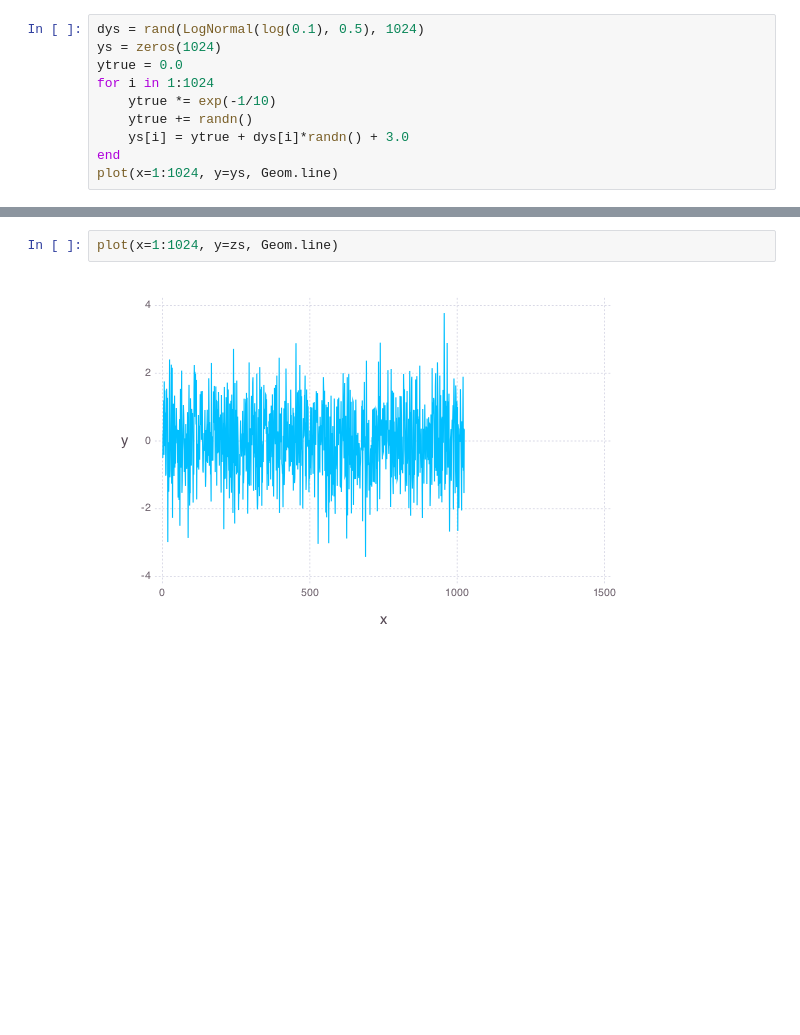
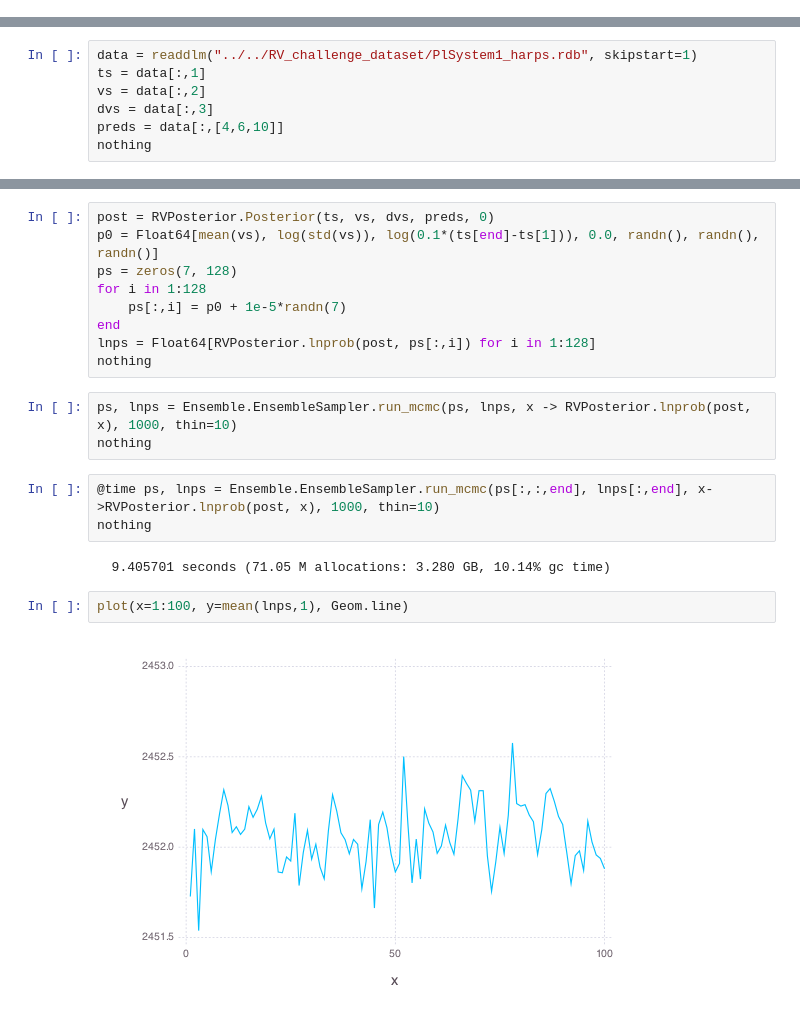
Before and after one commit to farr/RVChallenge, a Jupyter notebook: julia/Test.ipynb, the cells around one changed output, grey strips where cells are left out. Drawn from its saved outputs; the diff is of its cells as text; blank space fills up the shorter version.

Commit message:
Fixed AR(1) model code; tested with Ensemble.

```diff
--- a/julia/Test.ipynb
+++ b/julia/Test.ipynb
@@ -22,13 +22,3 @@ WARNING: module Graphics should explicitly import & from Base
  in anonymous at task.jl:447
 while loading /Users/farr/.julia/v0.4/Compose/src/Compose.jl, in expression starting on line 131
 WARNING: uint32(x) is deprecated, use UInt32(x) instead.
-# %%
-dys = rand(LogNormal(log(0.1), 0.5), 1024)
-ys = zeros(1024)
-ytrue = 0.0
-for i in 1:1024
-    ytrue *= exp(-1/10)
-    ytrue += randn()
-    ys[i] = ytrue + dys[i]*randn() + 3.0
-end
-plot(x=1:1024, y=ys, Geom.line)
@@ -40,0 +25,7 @@ zs, dzs = AR1.residuals(AR1.AR1Model(3.0, sqrt(1.0/(1.0-exp(-2.0/10.0))), 10.0),
+# %%
+data = readdlm("../../RV_challenge_dataset/PlSystem1_harps.rdb", skipstart=1)
+ts = data[:,1]
+vs = data[:,2]
+dvs = data[:,3]
+preds = data[:,[4,6,10]]
+nothing
@@ -41,4 +42,21 @@ zs, dzs = AR1.residuals(AR1.AR1Model(3.0, sqrt(1.0/(1.0-exp(-2.0/10.0))), 10.0),
+# %%
+post = RVPosterior.Posterior(ts, vs, dvs, preds, 0)
+p0 = Float64[mean(vs), log(std(vs)), log(0.1*(ts[end]-ts[1])), 0.0, randn(), randn(), randn()]
+ps = zeros(7, 128)
+for i in 1:128
+    ps[:,i] = p0 + 1e-5*randn(7)
+end
+lnps = Float64[RVPosterior.lnprob(post, ps[:,i]) for i in 1:128]
+nothing
+# %%
+ps, lnps = Ensemble.EnsembleSampler.run_mcmc(ps, lnps, x -> RVPosterior.lnprob(post, x), 1000, thin=10)
+nothing
+# %%
+@time ps, lnps = Ensemble.EnsembleSampler.run_mcmc(ps[:,:,end], lnps[:,end], x->RVPosterior.lnprob(post, x), 1000, thin=10)
+nothing
+# %% [output]
+  9.405701 seconds (71.05 M allocations: 3.280 GB, 10.14% gc time)
 # %%
-plot(x=1:1024, y=zs, Geom.line)
+plot(x=1:100, y=mean(lnps,1), Geom.line)
 # %% [output]
-[figure, old version]
+[figure, new version]
```
Also changed, not shown: parts of 20 cells of this notebook, 1 other file.
